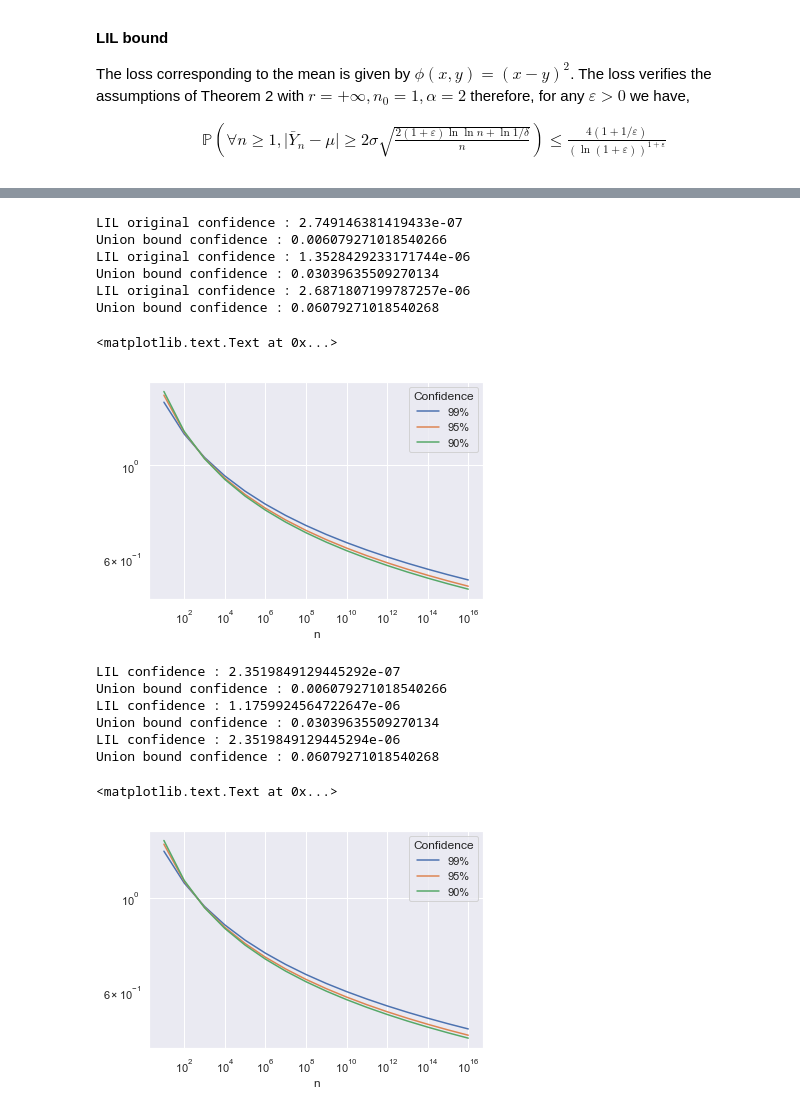
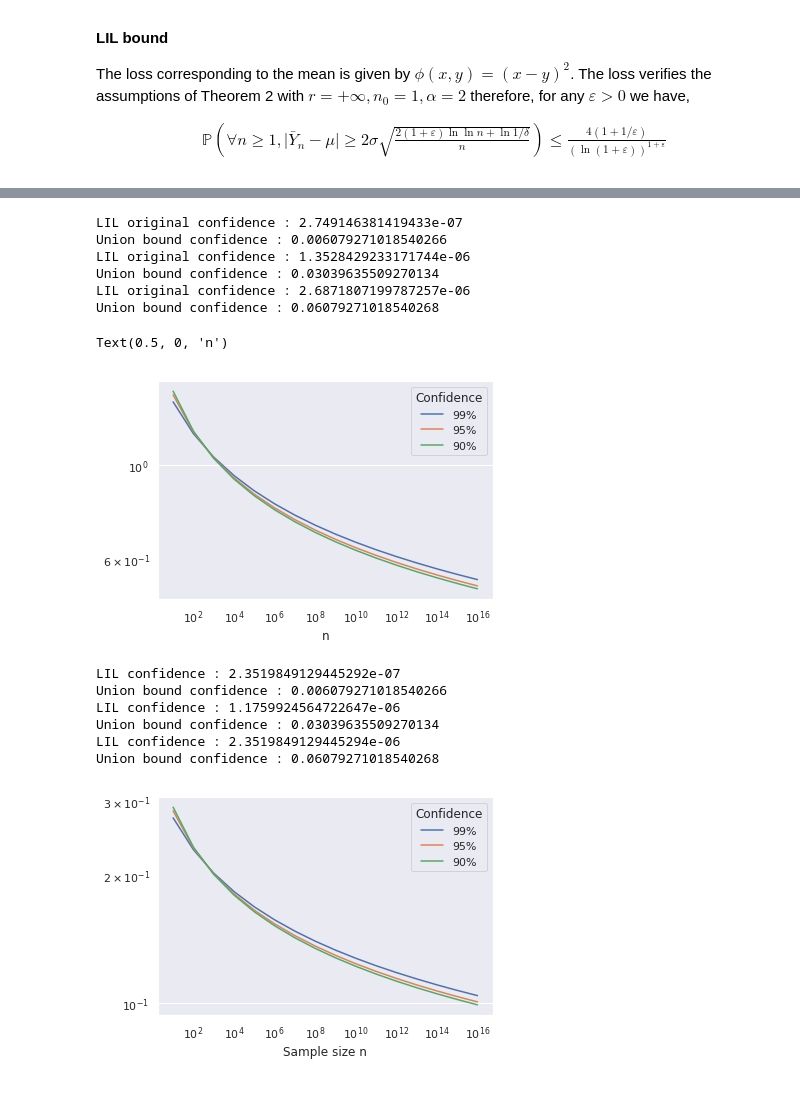
Before and after one commit to NicolasSchreuder/Robust_lilUCB, a Jupyter notebook: NumExp.ipynb, the cells around one changed output, grey strips where cells are left out. Drawn from its saved outputs; the diff is of its cells as text; code cells hidden in the pictures.

```diff
--- a/NumExp.ipynb
+++ b/NumExp.ipynb
@@ -518,30 +518,22 @@ The loss corresponding to the mean is given by $\phi(x, y) = (x-y)^2$. The loss
 \mathbb{P}\left( \forall n \geq 1, \lvert \bar{Y}_n - \mu \rvert \geq 2 \sigma \sqrt{\frac{2(1+\varepsilon)\ln \ln n + \ln 1/\delta}{n}} \right) \leq \frac{4(1+1/\varepsilon)}{(\ln(1+\varepsilon))^{1+\varepsilon}}
 \end{align}
 # %%
-def UB(n, ν, σ=1.):
+def UB(n, ν, σ=.5):
     δ = 6*ν/np.pi**2
     print("Union bound confidence : {}".format(δ))
     return np.sqrt(2)*σ*np.sqrt((2*np.log(n) - np.log(δ))/n)
 
-UB(n=1e3, ν=0.1, σ=1.)
-
-def LIL(n, ν, ɛ=1., σ=1.):
+def LIL(n, ν, ɛ=.01, σ=.5):
     δ = np.log(1+ɛ)**(1+ɛ)/(4*(1+1/ɛ))*ν
     print("LIL confidence : {}".format(δ))
     return 2*σ*np.sqrt((2*((1+ɛ)*np.log(np.log(n)) + np.log(1/δ)))/n)
 
-LIL(n=1e3, ν=0.1, ɛ=1., σ=1.)
-
-def LIL_empirical(n, ν, ɛ=1., σ=1.):
+def LIL_empirical(n, ν, ɛ=.01, σ=.5):
     δ = np.log(1+ɛ)**(1+ɛ)/(4*(1+1/ɛ))*ν
     print("LIL confidence : {}".format(δ))
-    return σ*np.sqrt((2*((1+ɛ)*np.log(np.log(n)) + np.log(1/δ)))/n)
+    return 0.3*σ*np.sqrt(((1+ɛ)*np.log(np.log(n)) + np.log(1/δ))/n)
 
-LIL_empirical(n=1e3, ν=0.1, ɛ=1., σ=1.)
-
-def LIL_original(n, ν, ɛ=.01, σ=1.):
+def LIL_original(n, ν, ɛ=.01, σ=.5):
     δ = np.log(1+ɛ)*(ν*ɛ/(4 + 2*ɛ))**(1/(1+ɛ))
     print("LIL original confidence : {}".format(δ))
     return (1+np.sqrt(ɛ))*σ*np.sqrt(2*np.log(np.log((1+ɛ)*n)/δ)/n)
-
-LIL_original(n=1e3, ν=0.1, ɛ=.01, σ=1.)
@@ -554,7 +540,9 @@ LIL original confidence : 2.6871807199787257e-06
 # %%
+sns.set()
+
 n = np.logspace(1, 16, 16, dtype=int)
 
-ɛ = 0.1
+ɛ = 0.01
 
 ν = 0.01
 plt.loglog(n, LIL(n, ν, ɛ)/UB(n, ν))
@@ -567,6 +555,7 @@ plt.loglog(n, LIL(n, ν, ɛ)/UB(n, ν))
 
 plt.legend(title="Confidence", labels=['99%', '95%', '90%'])
 
-plt.xlabel('n')
+plt.xlabel('Sample size n')
 #plt.title('LIL bound over union bound upper bound ratio (log scale)')
+savefig('lil_ratio_theoretical.pdf', dpi=500, bb_inches='tight')
 # %% [output]
@@ -603,34 +591,34 @@ LIL original confidence : 1.3528429233171744e-06
 Union bound confidence : 0.03039635509270134
 LIL original confidence : 2.6871807199787257e-06
 Union bound confidence : 0.06079271018540268
-<matplotlib.text.Text at 0x...>
+Text(0.5, 0, 'n')
-[figure, old version]
+[figure, new version]
 # %%
 # empirical
 
 n = np.logspace(1, 16, 16, dtype=int)
 
 ɛ = 0.01
 
 ν = 0.01
 plt.loglog(n, LIL_empirical(n, ν, ɛ)/UB(n, ν))
 
 ν = 0.05
 plt.loglog(n, LIL_empirical(n, ν, ɛ)/UB(n, ν))
 
 ν = 0.1
 plt.loglog(n, LIL_empirical(n, ν, ɛ)/UB(n, ν))
 
 plt.legend(title="Confidence", labels=['99%', '95%', '90%'])
 
-plt.xlabel('n')
+plt.xlabel('Sample size n')
 #plt.title('LIL bound over union bound upper bound ratio (log scale)')
+savefig('lil_ratio_empirical.pdf', dpi=500, bb_inches='tight')
 # %% [output]
 LIL confidence : 2.3519849129445292e-07
 Union bound confidence : 0.006079271018540266
 LIL confidence : 1.1759924564722647e-06
 Union bound confidence : 0.03039635509270134
 LIL confidence : 2.3519849129445294e-06
 Union bound confidence : 0.06079271018540268
-<matplotlib.text.Text at 0x...>
-[figure, old version]
+[figure, new version]
```
Also changed, not shown: parts of 2 cells of this notebook, 4 other files.
